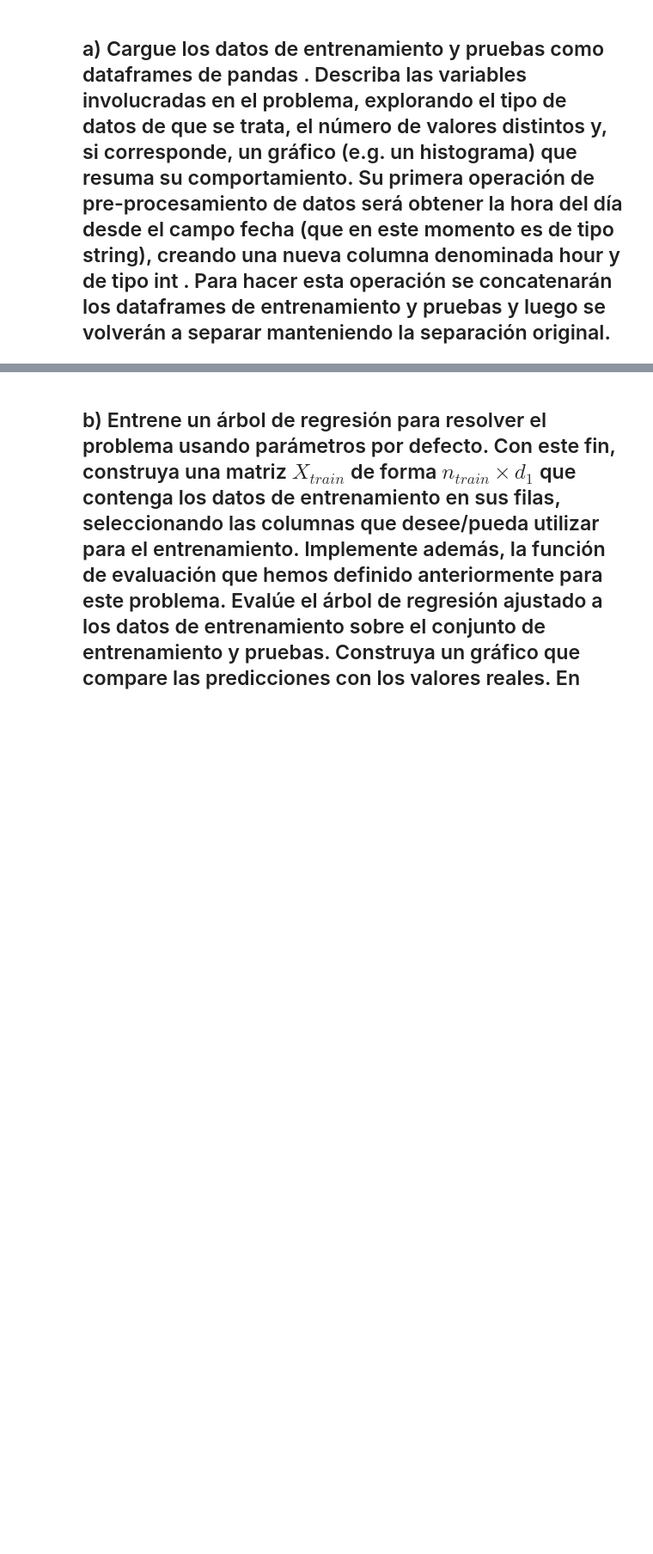
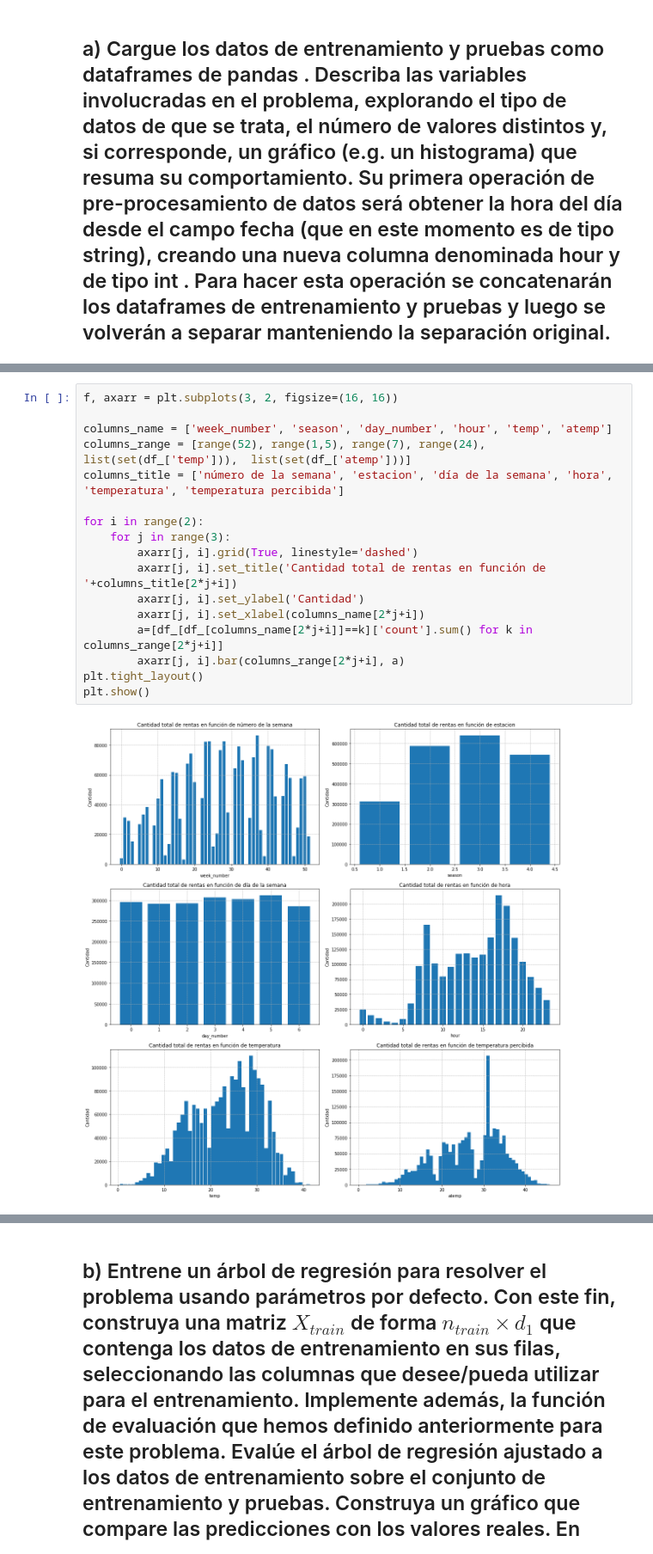
Before and after one commit to Caimapo/MachineLearning2017-02, a Jupyter notebook: Tarea 3/Parte 2.ipynb, the cells around one changed output, grey strips where cells are left out. Shown at 86% size. Drawn from its saved outputs; the diff is of its cells as text; blank space fills up the shorter version.

```diff
--- a/Tarea 3/Parte 2.ipynb
+++ b/Tarea 3/Parte 2.ipynb
@@ -94 +85,20 @@ memory usage: 1.2+ MB
+# %%
+f, axarr = plt.subplots(3, 2, figsize=(16, 16))
+
+columns_name = ['week_number', 'season', 'day_number', 'hour', 'temp', 'atemp']
+columns_range = [range(52), range(1,5), range(7), range(24), list(set(df_['temp'])),  list(set(df_['atemp']))]
+columns_title = ['número de la semana', 'estacion', 'día de la semana', 'hora', 'temperatura', 'temperatura percibida']
+
+for i in range(2):
+    for j in range(3):
+        axarr[j, i].grid(True, linestyle='dashed')
+        axarr[j, i].set_title('Cantidad total de rentas en función de '+columns_title[2*j+i])
+        axarr[j, i].set_ylabel('Cantidad')
+        axarr[j, i].set_xlabel(columns_name[2*j+i])
+        a=[df_[df_[columns_name[2*j+i]]==k]['count'].sum() for k in columns_range[2*j+i]]
+        axarr[j, i].bar(columns_range[2*j+i], a)
+plt.tight_layout()
+plt.show()
+# %% [output]
+[figure, added]
 # %%
```
Also changed, not shown: parts of 14 cells of this notebook.
